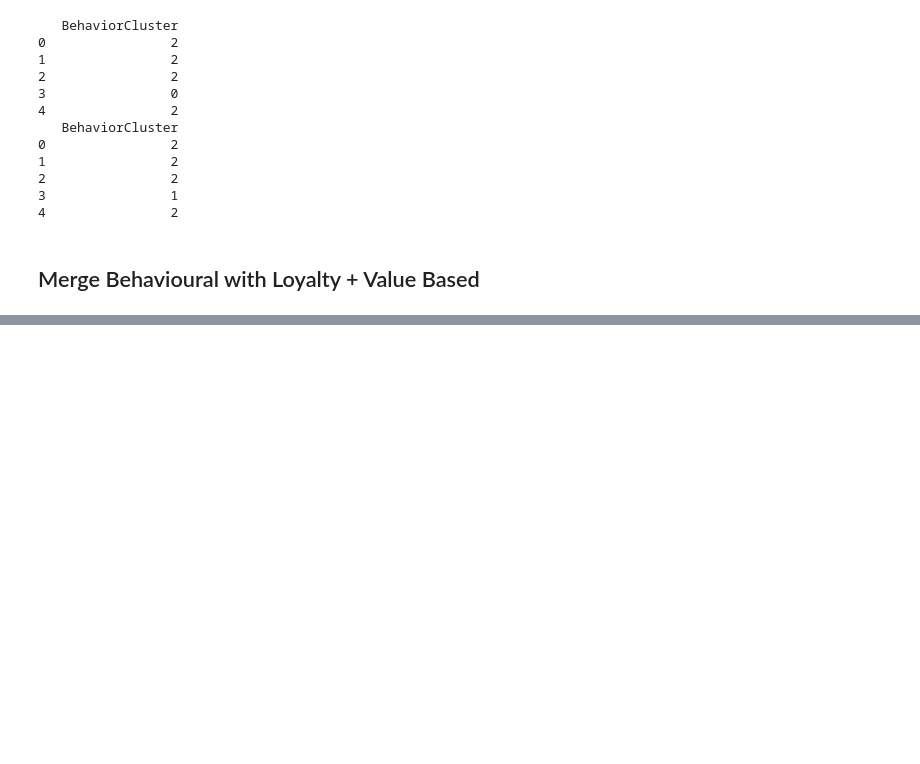
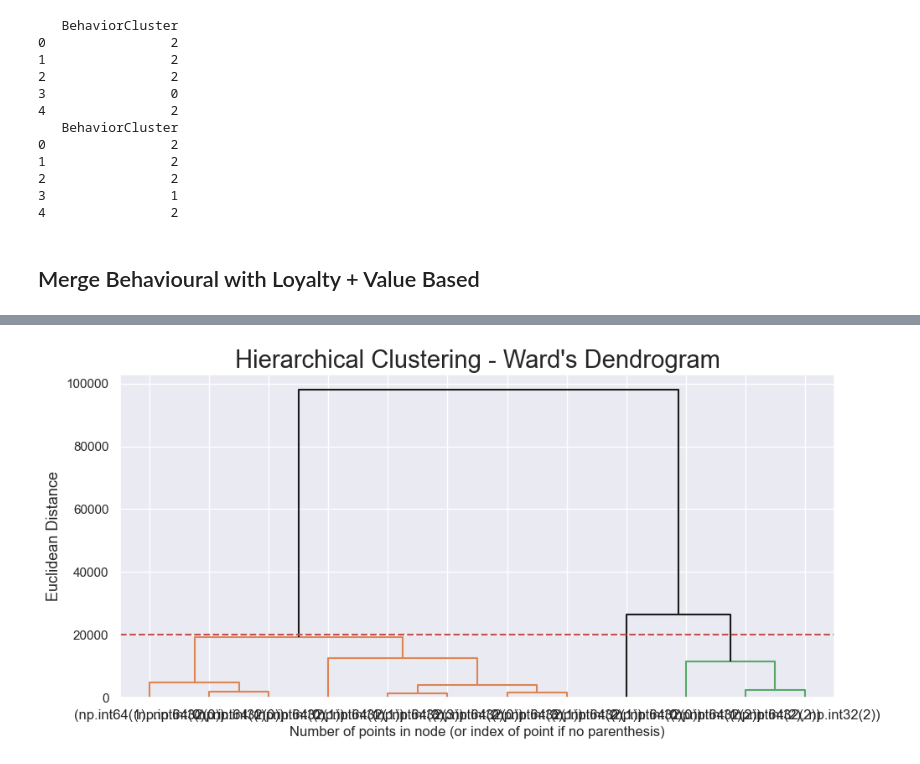
Before and after one commit to calcoafrancisca/Group-39---DM---Part2, a Jupyter notebook: duplicated_clustering.ipynb, the cells around one changed output, grey strips where cells are left out. Drawn from its saved outputs; the diff is of its cells as text; code cells hidden in the pictures; blank space fills up the shorter version.

```diff
--- a/duplicated_clustering.ipynb
+++ b/duplicated_clustering.ipynb
@@ -1259,3 +1259,16 @@ print(FlightsDB_2[['BehaviorCluster']].head())
 4                2
 # %% [markdown]
 ## Merge Behavioural with Loyalty + Value Based
+# %%
+df_2['BehaviorCluster'] = FlightsDB_2['BehaviorCluster']
+df_1['BehaviorCluster'] = FlightsDB_1['BehaviorCluster']
+# %%
+df_2 = df_2.dropna(subset=["BehaviorCluster"])
+df_1 = df_1.dropna(subset=["BehaviorCluster"])
+# %%
+# Filter out outliers
+df_filtered1 = df_1[(df_1['Merged_Cluster_1'] != -1) & (df_1['BehaviorCluster'] != -1)]
+
+# Compute centroids
+df_centroids_2 = df_filtered1.groupby(['Merged_Cluster_1', 'BehaviorCluster'])[ehavioral_features + VB_col + LO_col].mean()
+df_centroids_2
@@ -1261,0 +1313,59 @@ print(FlightsDB_2[['BehaviorCluster']].head())
+# %%
+# Using Hierarchical clustering to merge the concatenated cluster centroids
+linkage = 'ward'
+hclust = AgglomerativeClustering(
+    linkage=linkage,
+    metric='euclidean',
+    distance_threshold=0,
+    n_clusters=None
+)
+
+hclust_labels = hclust.fit_predict(df_centroids_2)
+
+
+# create the counts of samples under each node (number of points being merged)
+counts = np.zeros(hclust.children_.shape[0])
+n_samples = len(hclust.labels_)
+
+# hclust.children_ contains the observation ids that are being merged together
+# At the i-th iteration, children[i][0] and children[i][1] are merged to form node n_samples + i
+for i, merge in enumerate(hclust.children_):
+    # track the number of observations in the current cluster being formed
+    current_count = 0
+    for child_idx in merge:
+        if child_idx < n_samples:
+            # If this is True, then we are merging an observation
+            current_count += 1  # leaf node
+        else:
+            # Otherwise, we are merging a previously formed cluster
+            current_count += counts[child_idx - n_samples]
+    counts[i] = current_count
+
+# the hclust.children_ is used to indicate the two points/clusters being merged (dendrogram's u-joins)
+# the hclust.distances_ indicates the distance between the two points/clusters (height of the u-joins)
+# the counts indicate the number of points being merged (dendrogram's x-axis)
+linkage_matrix = np.column_stack(
+    [hclust.children_, hclust.distances_, counts]
+).astype(float)
+
+# Plot the corresponding dendrogram
+sns.set()
+fig = plt.figure(figsize=(11,5))
+# The Dendrogram parameters need to be tuned
+
+y_threshold = 20000
+# y_threshold = 3.3
+
+dendrogram(linkage_matrix,
+           truncate_mode='level',
+           labels=df_centroids_2.index, p=5,
+           color_threshold=y_threshold,
+           above_threshold_color='k')
+
+plt.hlines(y_threshold, 0, 1000, colors="r", linestyles="dashed")
+plt.title(f'Hierarchical Clustering - {linkage.title()}\'s Dendrogram', fontsize=21)
+plt.xlabel('Number of points in node (or index of point if no parenthesis)')
+plt.ylabel(f'Euclidean Distance', fontsize=13)
+plt.show()
+# %% [output]
+[figure, added]
```
Also changed, not shown: parts of 11 cells of this notebook.
